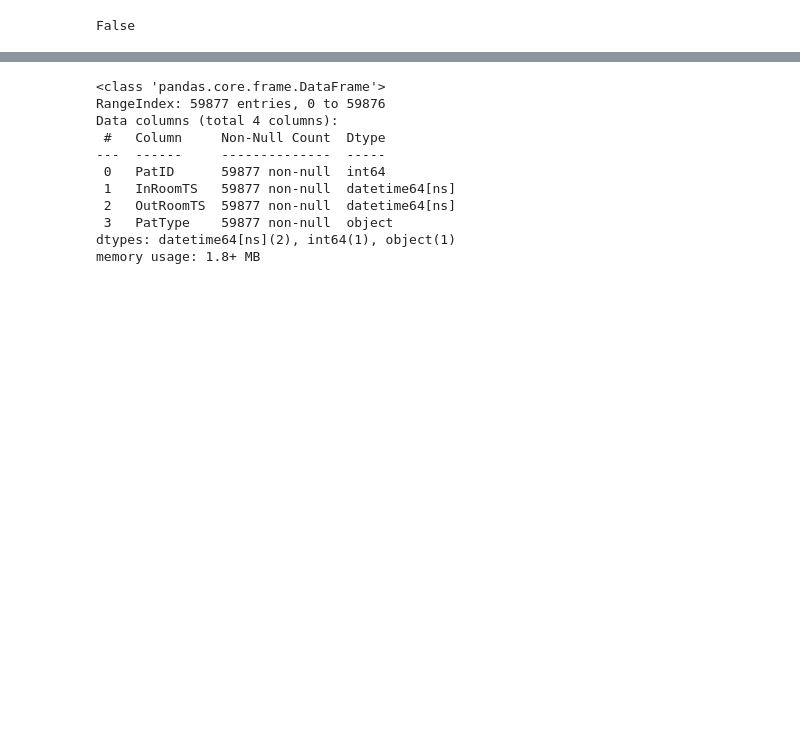
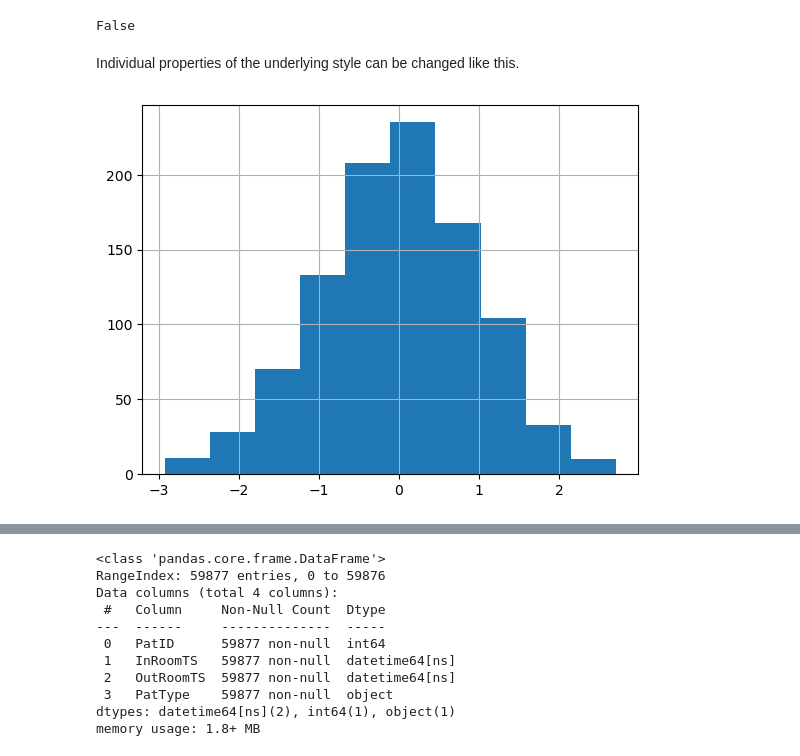
Before and after one commit to misken/hillmaker, a Jupyter notebook: examples/notebooks/hill_plotting.ipynb, the cells around one changed output, grey strips where cells are left out. Saved outputs shown, nothing was run; the diff lists cells and outputs as text; code cells hidden in the pictures; blank space fills up the shorter version.

```diff
--- a/examples/notebooks/hill_plotting.ipynb
+++ b/examples/notebooks/hill_plotting.ipynb
@@ -60,3 +64,13 @@ jupyter_default['axes.edgecolor']
 jupyter_default['axes.grid']
 # %% [output]
 False
+# %% [markdown]
+Individual properties of the underlying style can be changed like this.
+# %%
+plt.rcParams['axes.grid'] = True
+# %%
+plt.hist(np.random.randn(1000));
+# reset to to default
+plt.rcParams['axes.grid'] = False
+# %% [output]
+[figure, added]
```
Also changed, not shown: parts of 32 cells of this notebook, 1 other file.
